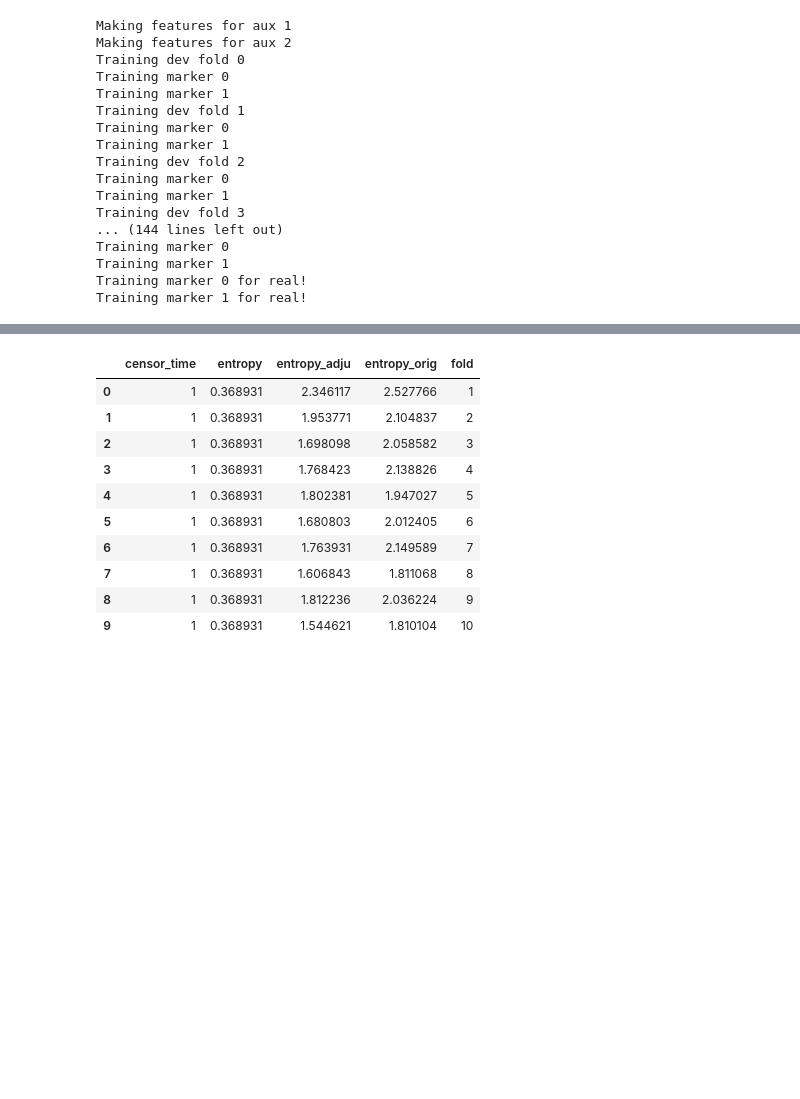
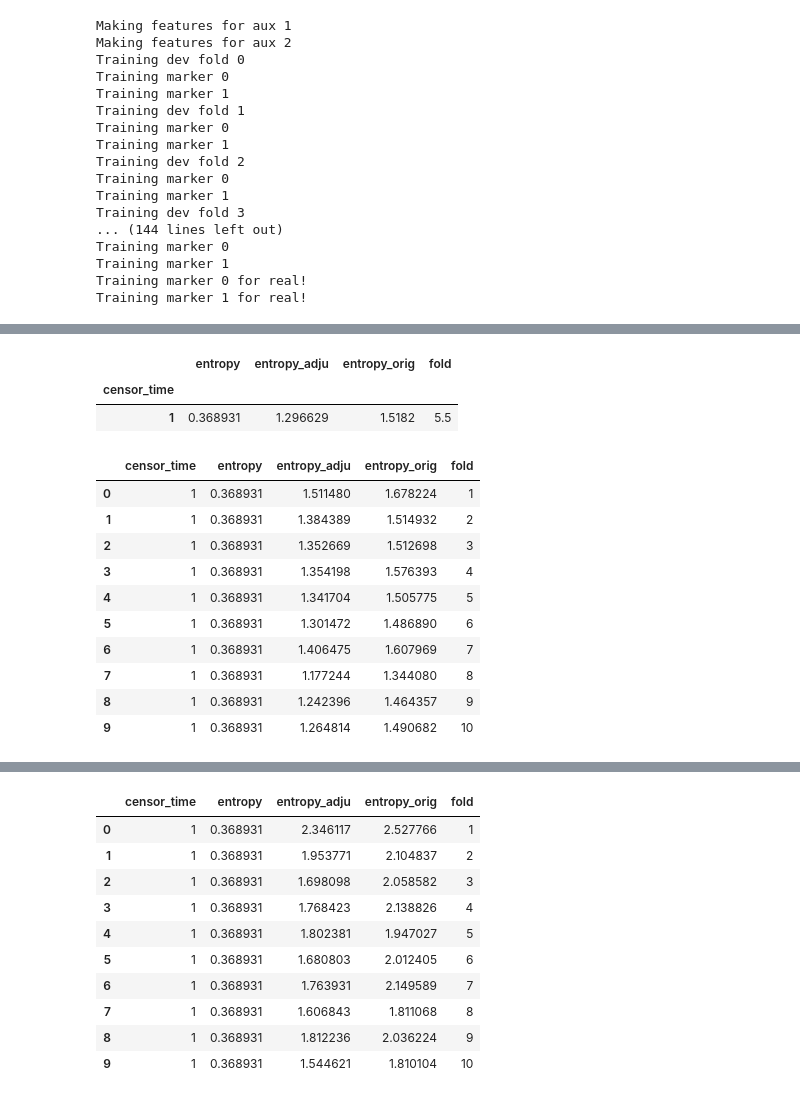
Before and after one commit to pschulam-attic/Notebook, a Jupyter notebook: 2015/07/multinomial-adjustment-experiments.ipynb, the cells around one changed output, grey strips where cells are left out. Drawn from its saved outputs; the diff is of its cells as text; code cells hidden in the pictures; blank space fills up the shorter version.

Commit message:
Check in results from (7/24).

```diff
--- a/2015/07/multinomial-adjustment-experiments.ipynb
+++ b/2015/07/multinomial-adjustment-experiments.ipynb
@@ -606,0 +608,20 @@ results4_tbl.groupby('censor_time').agg(np.mean)
+# %%
+results4_tbl.groupby('censor_time').agg(np.mean)
+# %% [output]
+|  | entropy | entropy_adju | entropy_orig | fold |
+| censor_time |  |  |  |  |
+| 1 | 0.368931 | 1.296629 | 1.5182 | 5.5 |
+# %%
+results4_tbl
+# %% [output]
+|  | censor_time | entropy | entropy_adju | entropy_orig | fold |
+| 0 | 1 | 0.368931 | 1.511480 | 1.678224 | 1 |
+| 1 | 1 | 0.368931 | 1.384389 | 1.514932 | 2 |
+| 2 | 1 | 0.368931 | 1.352669 | 1.512698 | 3 |
+| 3 | 1 | 0.368931 | 1.354198 | 1.576393 | 4 |
+| 4 | 1 | 0.368931 | 1.341704 | 1.505775 | 5 |
+| 5 | 1 | 0.368931 | 1.301472 | 1.486890 | 6 |
+| 6 | 1 | 0.368931 | 1.406475 | 1.607969 | 7 |
+| 7 | 1 | 0.368931 | 1.177244 | 1.344080 | 8 |
+| 8 | 1 | 0.368931 | 1.242396 | 1.464357 | 9 |
+| 9 | 1 | 0.368931 | 1.264814 | 1.490682 | 10 |
```
Also changed, not shown: parts of 3 cells of this notebook, 3 other files.
